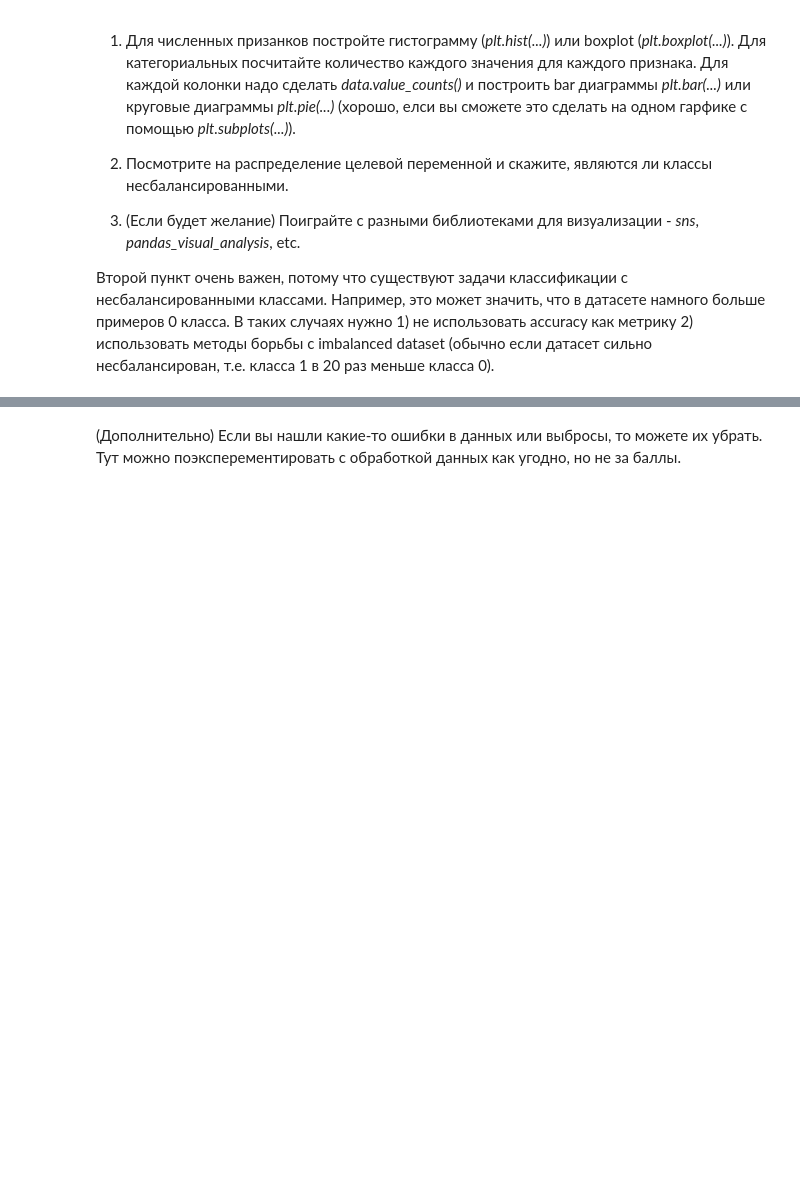
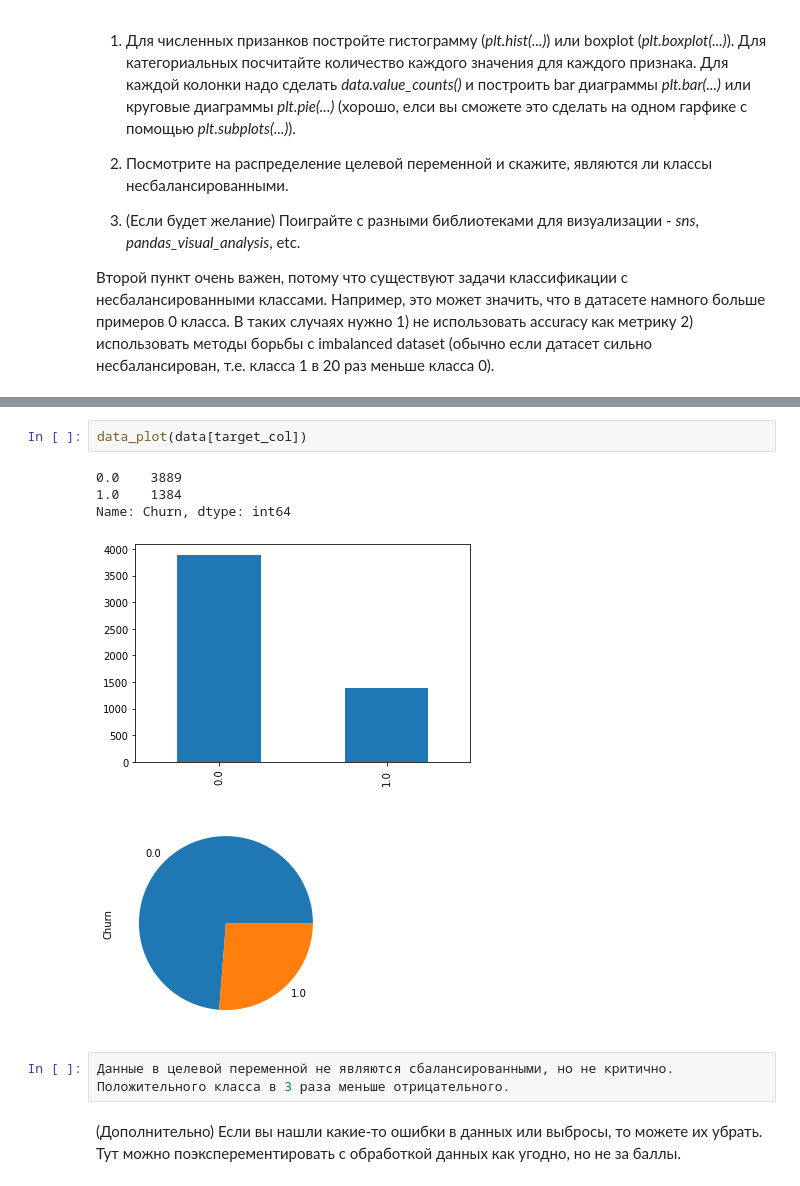
Before and after one commit to LevPerla/DLS_CV_Course, a Jupyter notebook: homeworks_2/Решение ML задачи и Kaggle./Baseline.ipynb, the cells around one changed output, grey strips where cells are left out. Saved outputs shown, nothing was run; the diff lists cells and outputs as text; blank space fills up the shorter version.

```diff
--- a/homeworks_2/Решение ML задачи и Kaggle./Baseline.ipynb
+++ b/homeworks_2/Решение ML задачи и Kaggle./Baseline.ipynb
@@ -153,3 +213,13 @@ memory usage: 825.4+ KB
+# %%
+data_plot(data[target_col])
+# %% [output]
+0.0    3889
+1.0    1384
+Name: Churn, dtype: int64
+[figure, added]
+[figure, added]
+# %%
+Данные в целевой переменной не являются сбалансированными, но не критично. Положительного класса в 3 раза меньше отрицательного.
 # %% [markdown]
 (Дополнительно) Если вы нашли какие-то ошибки в данных или выбросы, то можете их убрать. Тут можно поэксперементировать с обработкой данных как угодно, но не за баллы.
 # %%
```
Also changed, not shown: parts of 8 cells of this notebook.
